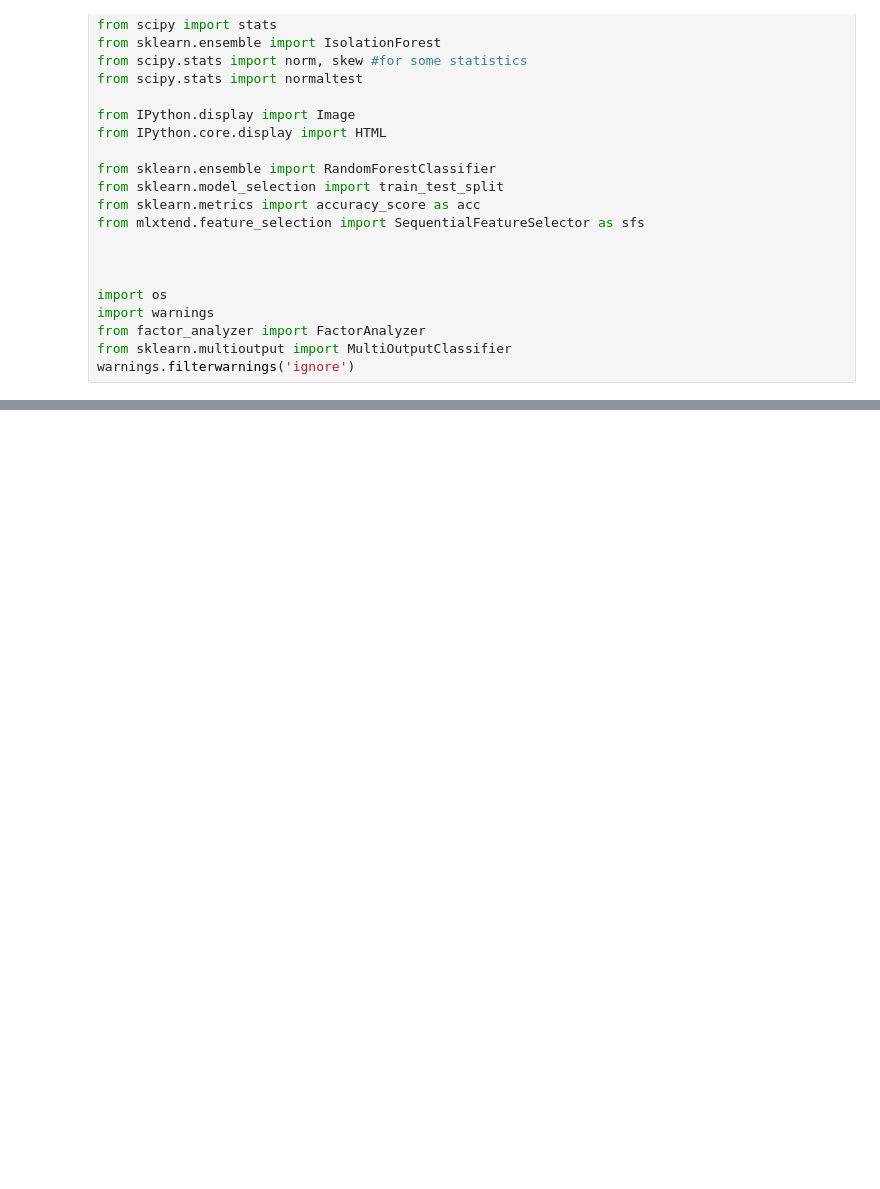
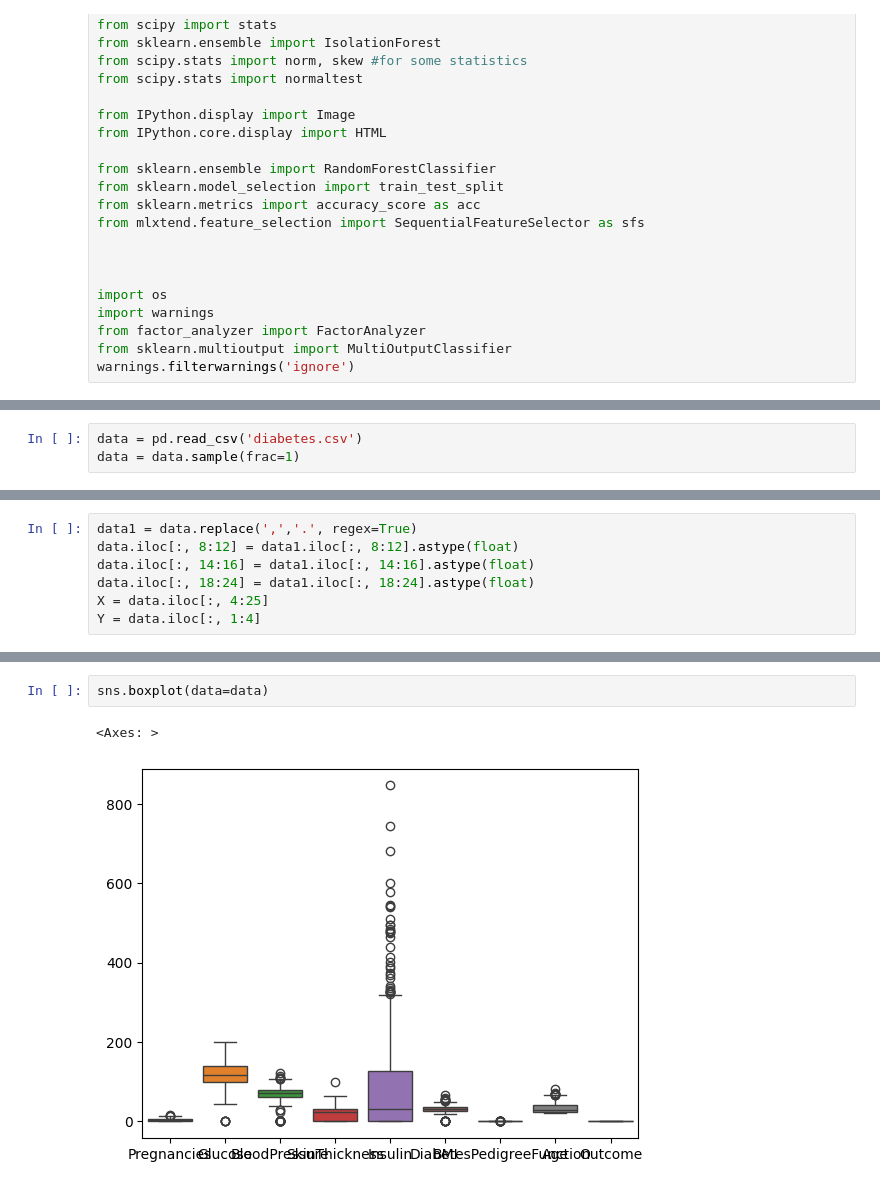
Before and after one commit to sfobosde/ResearchMethods, a Jupyter notebook: research_methods.ipynb, the cells around one changed output, grey strips where cells are left out. Cells and saved outputs as stored; diff of their text form; blank space fills up the shorter version.

```diff
--- a/research_methods.ipynb
+++ b/research_methods.ipynb
@@ -45,0 +49,3 @@ warnings.filterwarnings('ignore')
+# %%
+data = pd.read_csv('diabetes.csv')
+data = data.sample(frac=1)
@@ -45,0 +54,7 @@ warnings.filterwarnings('ignore')
+# %%
+data1 = data.replace(',','.', regex=True)
+data.iloc[:, 8:12] = data1.iloc[:, 8:12].astype(float)
+data.iloc[:, 14:16] = data1.iloc[:, 14:16].astype(float)
+data.iloc[:, 18:24] = data1.iloc[:, 18:24].astype(float)
+X = data.iloc[:, 4:25]
+Y = data.iloc[:, 1:4]
@@ -45,0 +140,5 @@ warnings.filterwarnings('ignore')
+# %%
+sns.boxplot(data=data)
+# %% [output]
+<Axes: >
+[figure, added]
```
Also changed, not shown: parts of 37 cells of this notebook, 2 other files.
